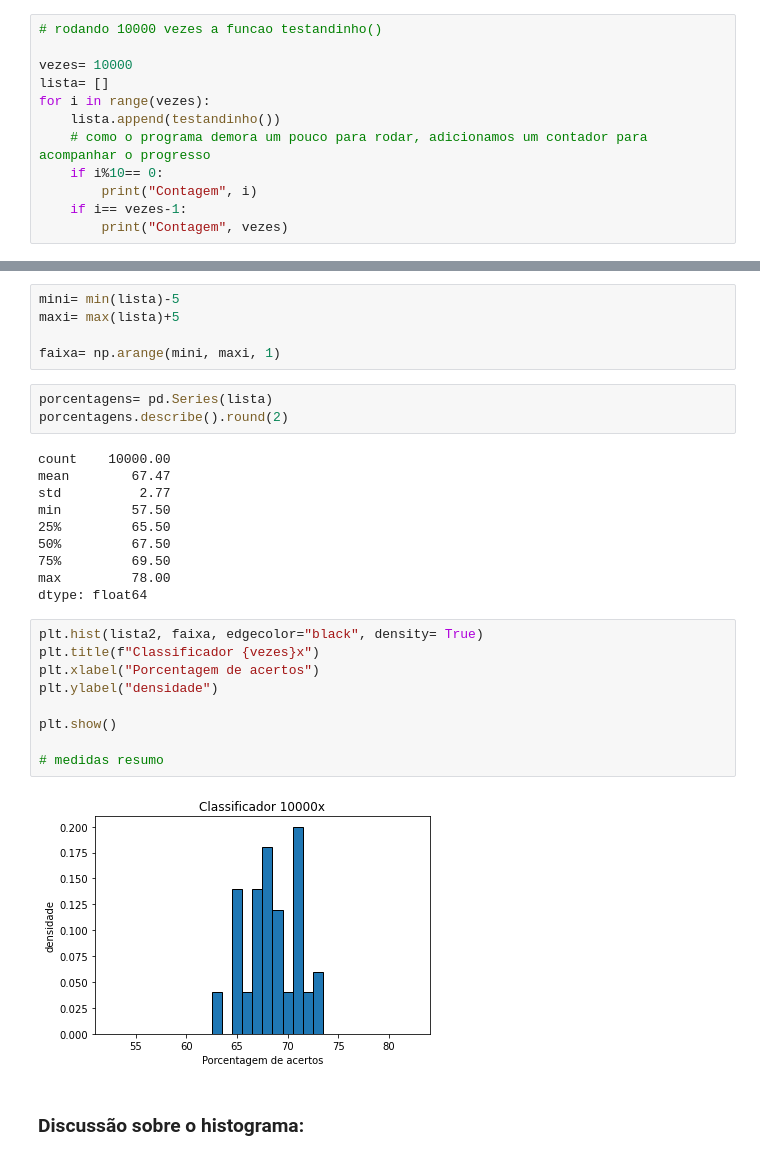
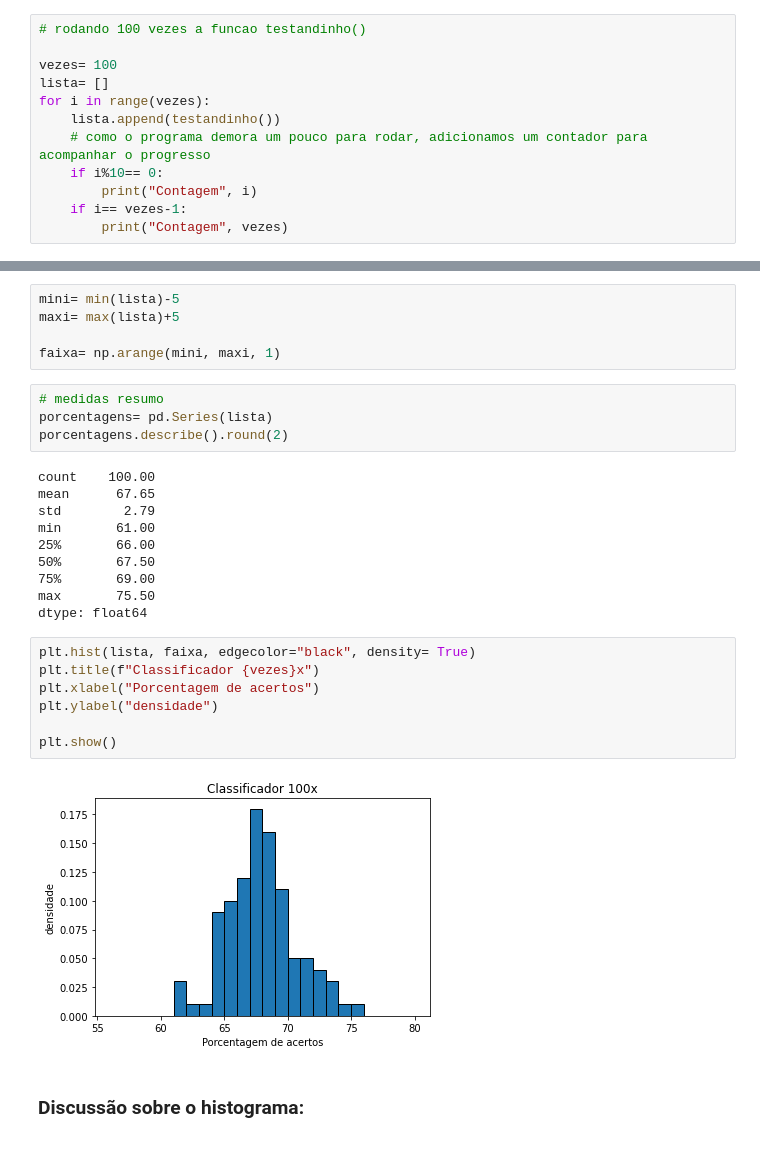
Before and after one commit to thiagosk/Projeto1-Cdados, a Jupyter notebook: Projeto1_Layout_Classificador.ipynb, the cells around one changed output, grey strips where cells are left out. Saved outputs shown, nothing was run; the diff lists cells and outputs as text.

```diff
--- a/Projeto1_Layout_Classificador.ipynb
+++ b/Projeto1_Layout_Classificador.ipynb
@@ -615,9 +615,9 @@ while True:
             break
     contador+= 1
 # %%
-# rodando 10000 vezes a funcao testandinho()
+# rodando 100 vezes a funcao testandinho()
 
-vezes= 10000
+vezes= 100
 lista= []
 for i in range(vezes):
     lista.append(testandinho())
@@ -650,29 +644,28 @@ maxi= max(lista)+5
 
 faixa= np.arange(mini, maxi, 1)
 # %%
+# medidas resumo
 porcentagens= pd.Series(lista)
 porcentagens.describe().round(2)
 # %% [output]
-count    10000.00
-mean        67.47
-std          2.77
-min         57.50
-25%         65.50
-50%         67.50
-75%         69.50
-max         78.00
+count    100.00
+mean      67.65
+std        2.79
+min       61.00
+25%       66.00
+50%       67.50
+75%       69.00
+max       75.50
 dtype: float64
 # %%
-plt.hist(lista2, faixa, edgecolor="black", density= True)
+plt.hist(lista, faixa, edgecolor="black", density= True)
 plt.title(f"Classificador {vezes}x")
 plt.xlabel("Porcentagem de acertos")
 plt.ylabel("densidade")
 
 plt.show()
-
-# medidas resumo
 # %% [output]
-[figure, old version]
+[figure, new version]
 # %% [markdown]
 ### Discussão sobre o histograma:
 # %% [markdown]
```
Also changed, not shown: parts of 7 cells of this notebook.
